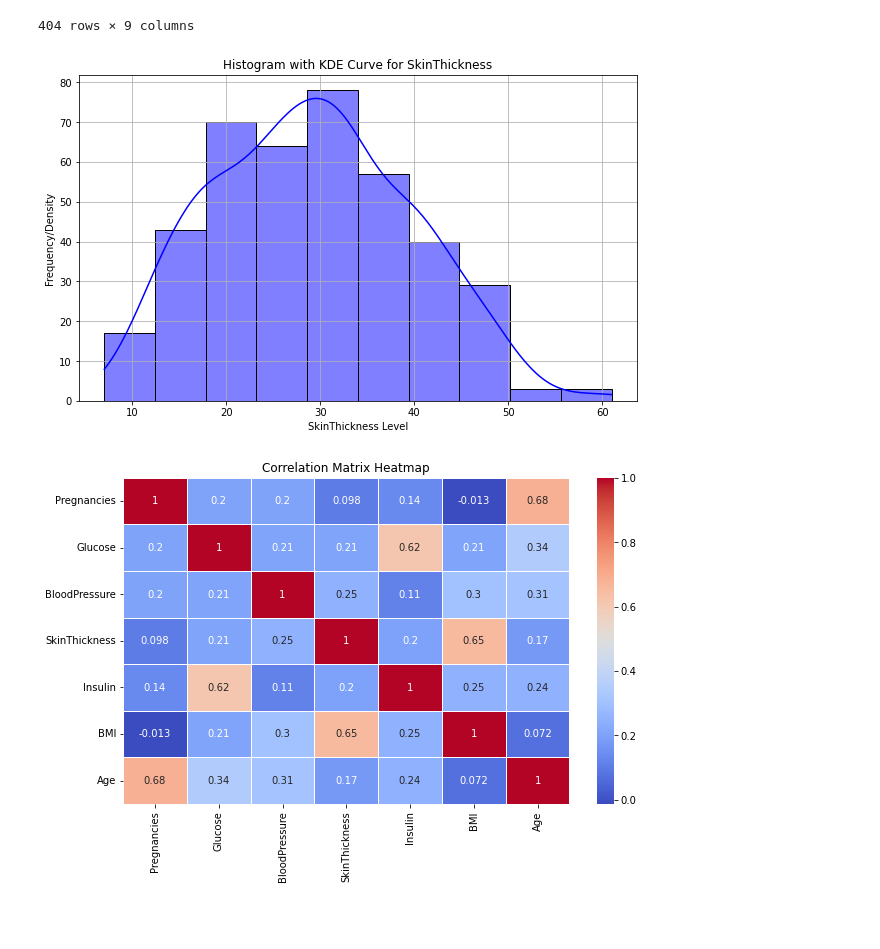
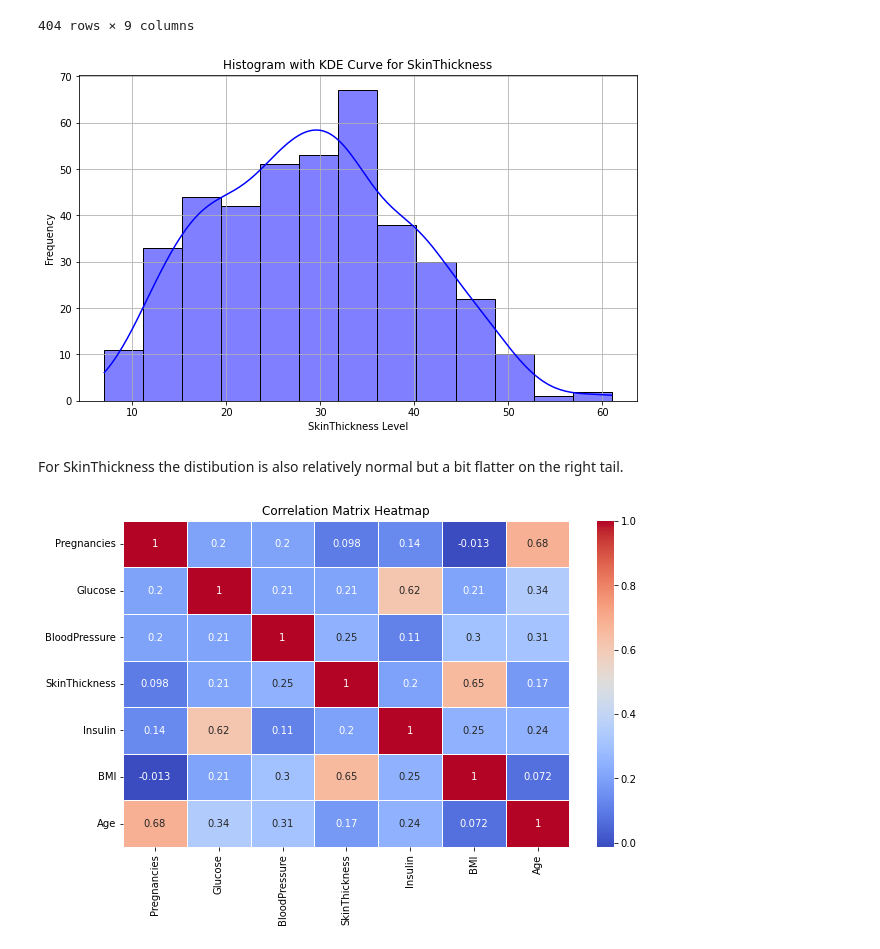
Before and after one commit to seankendall/UCD_Data_Mining, a Jupyter notebook: Practical 1/Practical1B.ipynb, the cells around one changed output. Drawn from its saved outputs; the diff is of its cells as text; code cells hidden in the pictures; blank space fills up the shorter version.

```diff
--- a/Practical 1/Practical1B.ipynb
+++ b/Practical 1/Practical1B.ipynb
@@ -159,8 +161,8 @@ plt.show()
 # (e) Transforming Insulin column using loge(x+1) formula to make the Insulin values follow the normal distribution
 df_before_insulin_transform = df.copy()
 
-# np.log1p is loge(x + 1)
-df["Insulin"] = np.log1p(df["Insulin"])
+# np
+df["Insulin"] = np.log(df["Insulin"] + 1)
 df
 # %% [output]
 |  | Pregnancies | Glucose | BloodPressure | SkinThickness | Insulin | BMI | DiabetesPedigreeFunction | Age | ... |
@@ -399,17 +407,19 @@ df
 # %%
 # histogram of SkinThickness
 plt.figure(figsize=(10, 6))
-sns.histplot(df["SkinThickness"], bins=10, color="blue", kde=True)
+sns.histplot(df["SkinThickness"], color="blue", kde=True)
 
 # labels
 plt.xlabel("SkinThickness Level")
-plt.ylabel("Frequency/Density")
+plt.ylabel("Frequency")
 plt.title("Histogram with KDE Curve for SkinThickness")
 
 plt.grid(True)
 plt.show()
 # %% [output]
-[figure, old version]
+[figure, new version]
+# %% [markdown]
+For SkinThickness the distibution is also relatively normal but a bit flatter on the right tail.
 # %%
 # (i) Displaying the correlation matrix using the seaborn heatmap function between continuous variables; Pregnancies, Glocose, BloodPressure, SkinThickness, Insulin, BMI, Age.
 columns = ["Pregnancies", "Glucose", "BloodPressure", "SkinThickness", "Insulin", "BMI", "Age"]
```
Also changed, not shown: parts of 18 cells of this notebook, 1 other file.
